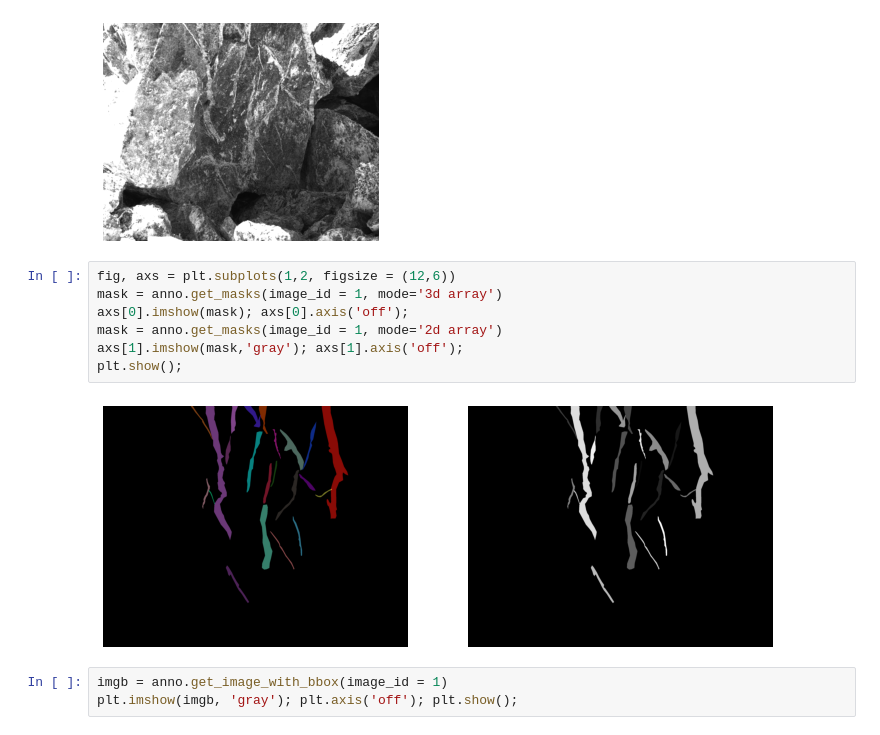
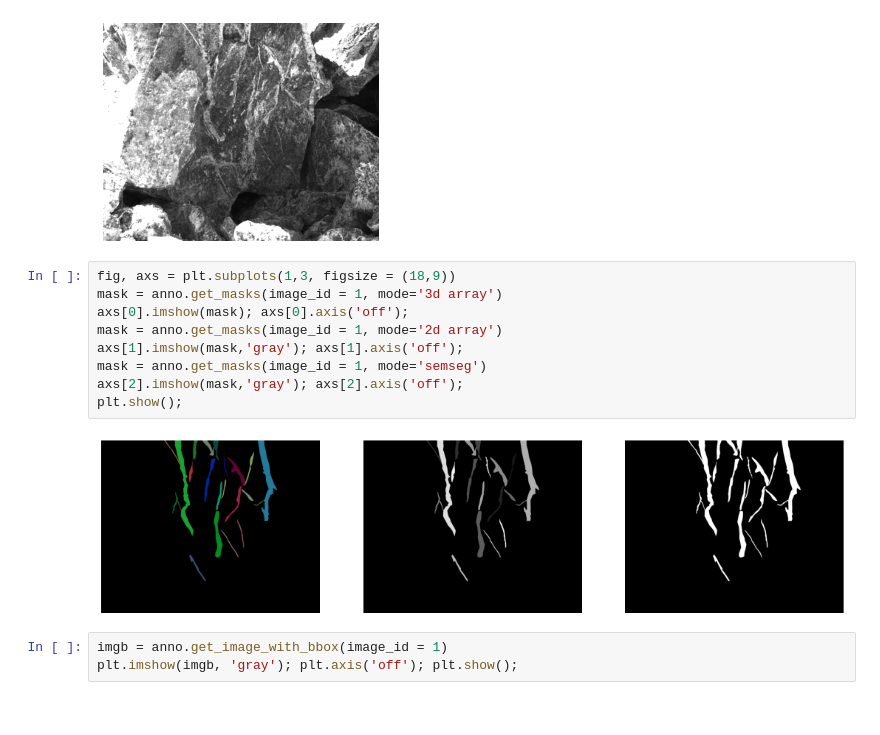
Before and after one commit to MVRonkin/ASBEST_VEINS_LABELING, a Jupyter notebook: coco_annotation3.ipynb, the cells around one changed output. Cells and saved outputs as stored; diff of their text form.

Commit message:
semseg added

```diff
--- a/coco_annotation3.ipynb
+++ b/coco_annotation3.ipynb
@@ -83,14 +83,16 @@ plt.imshow(img, 'gray'); plt.axis('off'); plt.show();
 # %% [output]
 [figure]
 # %%
-fig, axs = plt.subplots(1,2, figsize = (12,6))
+fig, axs = plt.subplots(1,3, figsize = (18,9))
 mask = anno.get_masks(image_id = 1, mode='3d array')
 axs[0].imshow(mask); axs[0].axis('off');
 mask = anno.get_masks(image_id = 1, mode='2d array')
 axs[1].imshow(mask,'gray'); axs[1].axis('off');
+mask = anno.get_masks(image_id = 1, mode='semseg')
+axs[2].imshow(mask,'gray'); axs[2].axis('off');
 plt.show();
 # %% [output]
-[figure, old version]
+[figure, new version]
 # %%
 imgb = anno.get_image_with_bbox(image_id = 1)
 plt.imshow(imgb, 'gray'); plt.axis('off'); plt.show();
```
Also changed, not shown: 1 other file.
